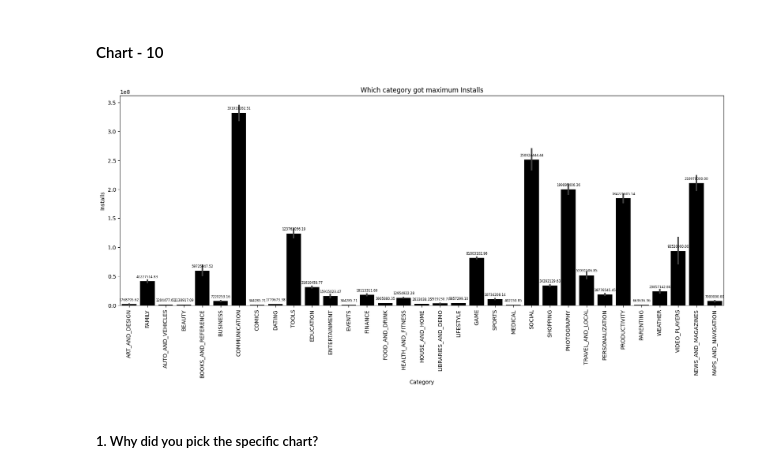
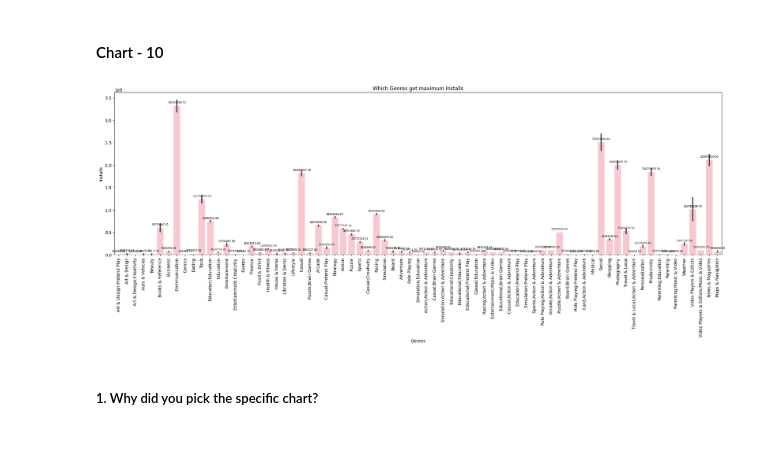
Before and after one commit to sanidhya1996/Exploratory-Data-Analysis-EDA-, a Jupyter notebook: Play_Store_App_Review_analysis(EDA).ipynb, the cells around one changed output. Cells and saved outputs as stored; diff of their text form; code cells hidden in the pictures; blank space fills up the shorter version.

```diff
--- a/Play_Store_App_Review_analysis(EDA).ipynb
+++ b/Play_Store_App_Review_analysis(EDA).ipynb
@@ -482,0 +482,12 @@ App quality: Higher ratings could indicate that the app is of higher quality, wh
+# %%
+# Chart - 5 visualization code
+fig,ax=plt.subplots(figsize=(20,7))
+ax=sns.barplot(data=Psd,x='Category',y='Installs',color = 'Black' )
+ax.set_title('Which category got maximum Installs')
+for bar in ax.patches:
+    ax.annotate(format(bar.get_height(), '.2f'),
+                   (bar.get_x() + bar.get_width() / 2,
+                    bar.get_height()), ha='center', va='center',
+                   size=6, xytext=(0, 8),
+                   textcoords='offset points')
+    plt.xticks(rotation = 90)
@@ -622,18 +635,18 @@ Answer Here
 #### Chart - 10
 # %%
 # Chart - 10 visualization code
-fig,ax=plt.subplots(figsize=(20,7))
-ax=sns.barplot(data=Psd,x='Category',y='Installs',color = 'Black' )
-ax.set_title('Which category got maximum Installs')
+fig,ax=plt.subplots(figsize=(26,7))
+ax=sns.barplot(data=Psd,x='Genres',y='Installs',color = 'pink' )
+ax.set_title('Which Genres got maximum Installs')
 for bar in ax.patches:
     ax.annotate(format(bar.get_height(), '.2f'),
                    (bar.get_x() + bar.get_width() / 2,
                     bar.get_height()), ha='center', va='center',
                    size=6, xytext=(0, 8),
                    textcoords='offset points')
     plt.xticks(rotation = 90)
 # %% [output]
-[figure, old version]
+[figure, new version]
 # %% [markdown]
 ##### 1. Why did you pick the specific chart?
 # %% [markdown]
```
Also changed, not shown: parts of 5 cells of this notebook.
